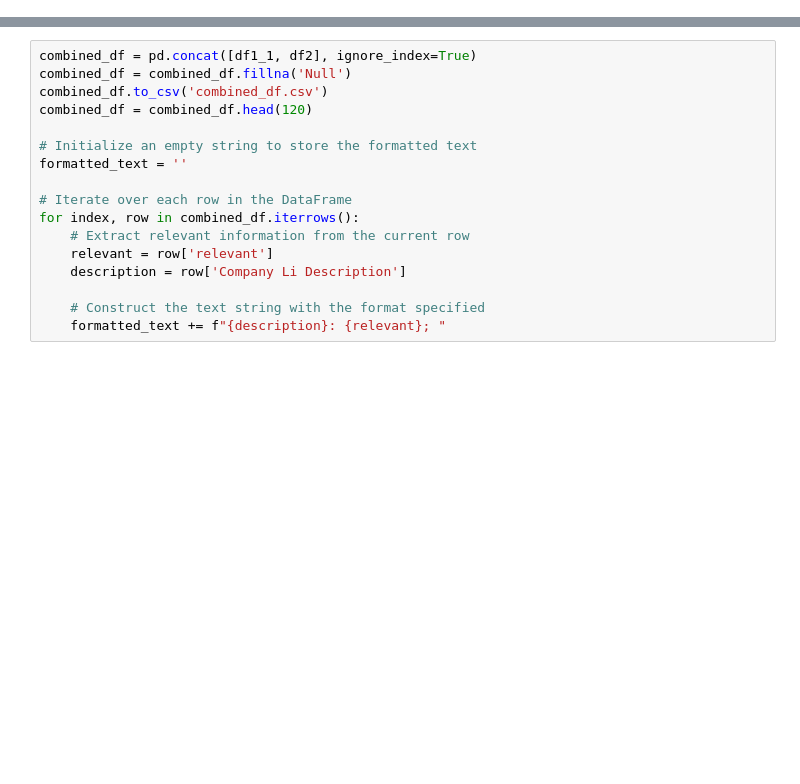
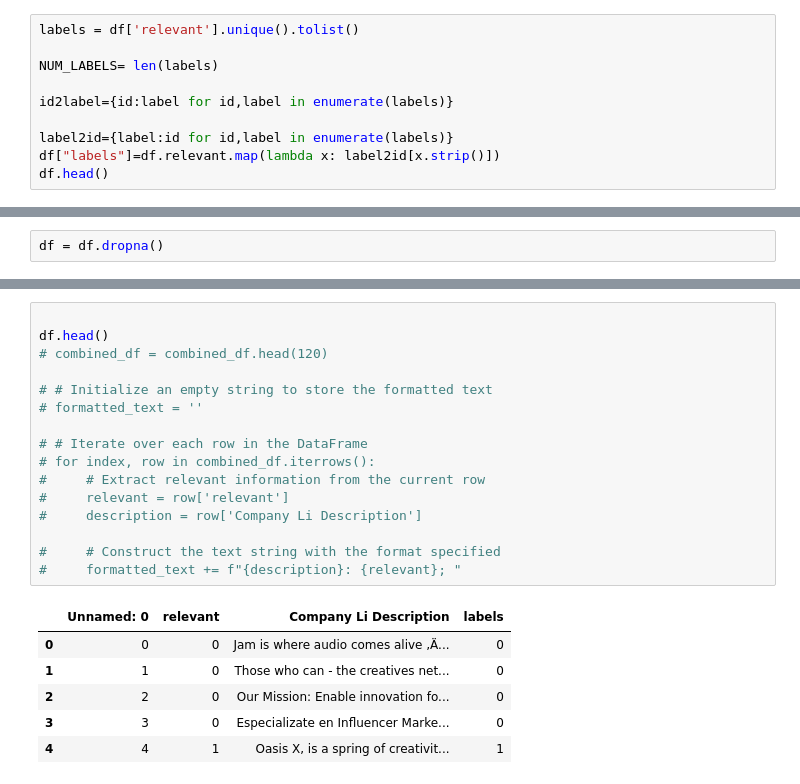
Before and after one commit to rishabhshah13/DCP_Capstone, a Jupyter notebook: des_classification.ipynb, the cells around one changed output, grey strips where cells are left out. Cells and saved outputs as stored; diff of their text form; blank space fills up the shorter version.

```diff
--- a/des_classification.ipynb
+++ b/des_classification.ipynb
@@ -9,0 +39,10 @@ df1_1 = df1[['relevant', 'Company Li Description']]
+# %%
+labels = df['relevant'].unique().tolist()
+
+NUM_LABELS= len(labels)
+
+id2label={id:label for id,label in enumerate(labels)}
+
+label2id={label:id for id,label in enumerate(labels)}
+df["labels"]=df.relevant.map(lambda x: label2id[x.strip()])
+df.head()
@@ -9,0 +85,2 @@ df1_1 = df1[['relevant', 'Company Li Description']]
+# %%
+df = df.dropna()
@@ -10,18 +259,24 @@ df1_1 = df1[['relevant', 'Company Li Description']]
 # %%
-combined_df = pd.concat([df1_1, df2], ignore_index=True)
-combined_df = combined_df.fillna('Null')
-combined_df.to_csv('combined_df.csv')
-combined_df = combined_df.head(120)
 
-# Initialize an empty string to store the formatted text
-formatted_text = ''
+df.head()
+# combined_df = combined_df.head(120)
 
-# Iterate over each row in the DataFrame
-for index, row in combined_df.iterrows():
-    # Extract relevant information from the current row
-    relevant = row['relevant']
-    description = row['Company Li Description']
+# # Initialize an empty string to store the formatted text
+# formatted_text = ''
 
-    # Construct the text string with the format specified
-    formatted_text += f"{description}: {relevant}; "
+# # Iterate over each row in the DataFrame
+# for index, row in combined_df.iterrows():
+#     # Extract relevant information from the current row
+#     relevant = row['relevant']
+#     description = row['Company Li Description']
+
+#     # Construct the text string with the format specified
+#     formatted_text += f"{description}: {relevant}; "
+# %% [output]
+|  | Unnamed: 0 | relevant | Company Li Description | labels |
+| 0 | 0 | 0 | Jam is where audio comes alive ‚Ä... | 0 |
+| 1 | 1 | 0 | Those who can - the creatives net... | 0 |
+| 2 | 2 | 0 | Our Mission: Enable innovation fo... | 0 |
+| 3 | 3 | 0 | Especializate en Influencer Marke... | 0 |
+| 4 | 4 | 1 | Oasis X, is a spring of creativit... | 1 |
 # %%
```
Also changed, not shown: parts of 17 cells of this notebook.
